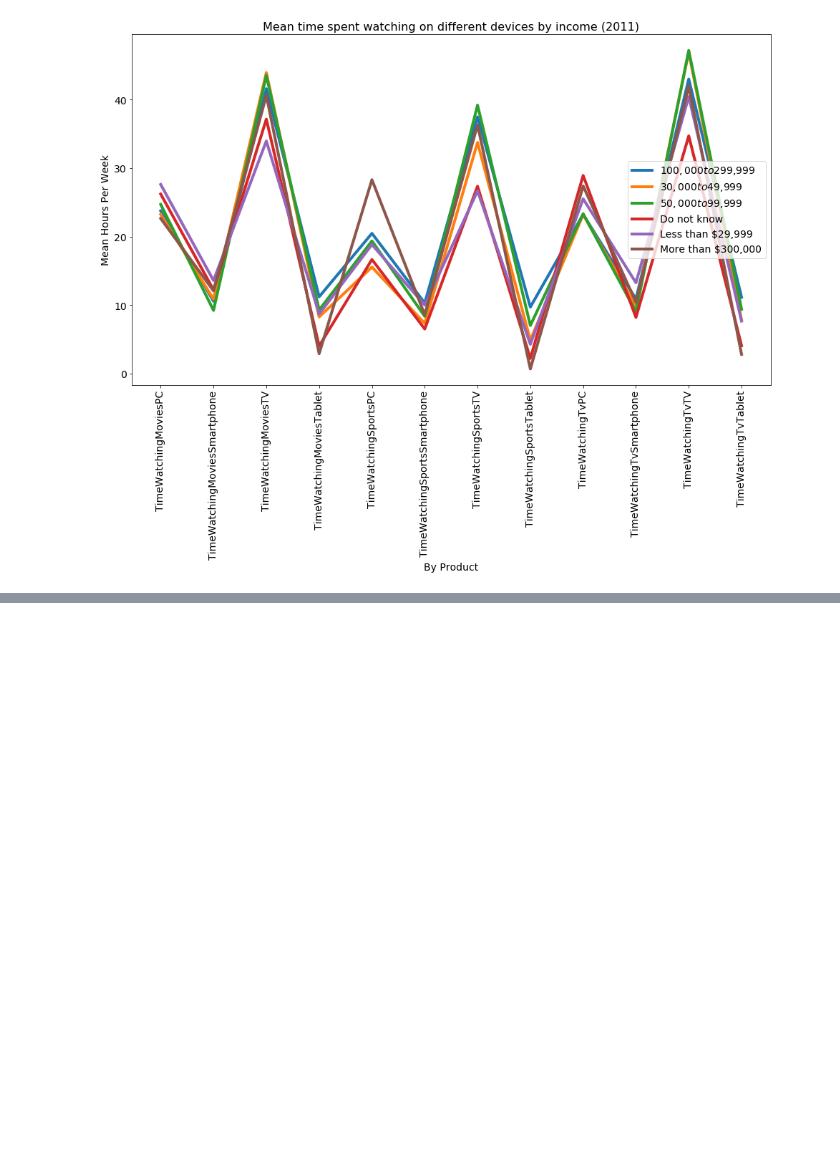
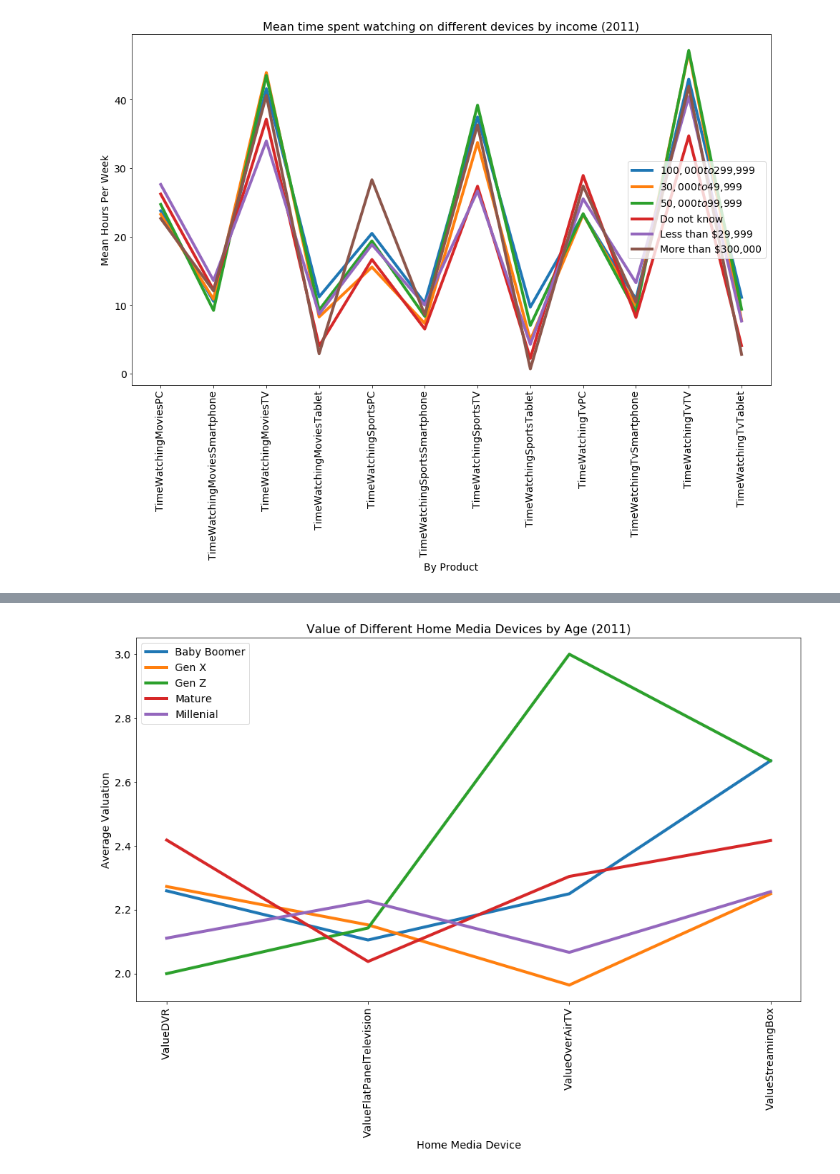
Before and after one commit to rohit-agrawal10/datascience, a Jupyter notebook: Questions1-22.ipynb, the cells around one changed output, grey strips where cells are left out. Cells and saved outputs as stored; diff of their text form; code cells hidden in the pictures; blank space fills up the shorter version.

```diff
--- a/Questions1-22.ipynb
+++ b/Questions1-22.ipynb
@@ -514,0 +606,17 @@ plt.show()
+# %%
+# This one is definitely surprising. Gen X values TV even less than Millenials
+ageHomeMedia_2011 = df3[0:maxSample].groupby('Age Group')[valueHomeMedia3].mean()
+
+AgeBins = np.unique(df3['Age Group'])
+
+for ind in np.arange(len(AgeBins)):
+    plt.plot(list(ageHomeMedia_2011), ageHomeMedia_2011.iloc[ind], label=AgeBins[ind], linewidth=4)
+
+plt.title('Value of Different Home Media Devices by Age (2011)')
+plt.xlabel('Home Media Device', fontsize=14)
+plt.ylabel('Average Valuation', fontsize=14)
+plt.xticks(ageHomeMedia_2011.keys(), rotation = 90)
+plt.legend()
+plt.show()
+# %% [output]
+[figure, added]
```
Also changed, not shown: parts of 16 cells of this notebook.
